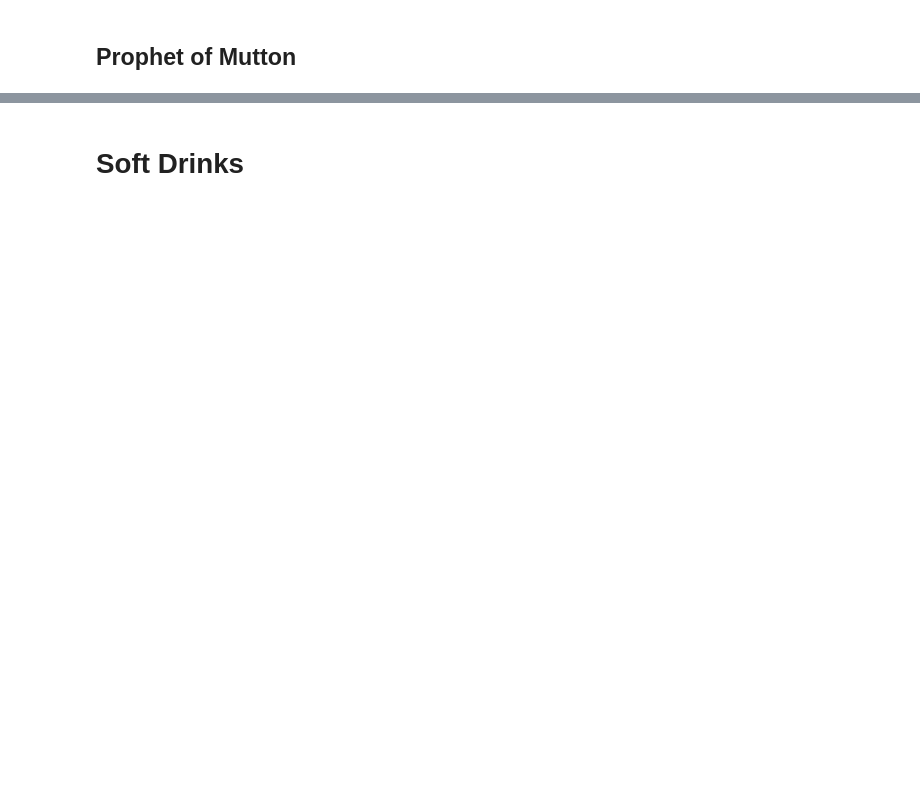
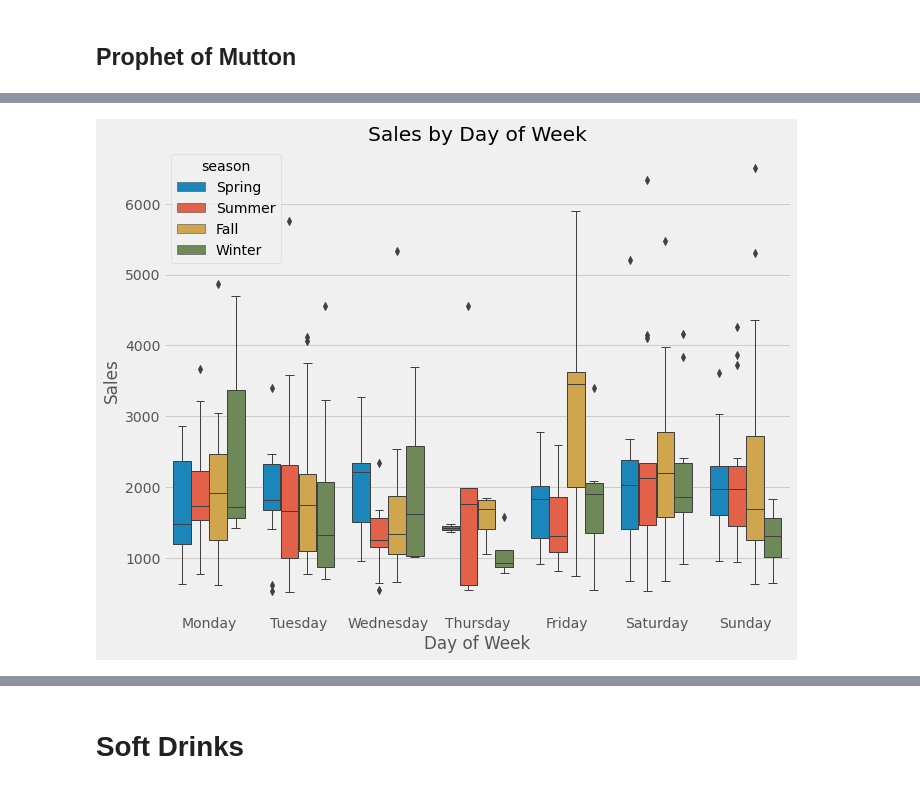
Before and after one commit to ruwzeta/1007FinalProject, a Jupyter notebook: Data Cleaning and Top 3 Sub Category Predictions.ipynb, the cells around one changed output, grey strips where cells are left out. Cells and saved outputs as stored; diff of their text form; code cells hidden in the pictures; blank space fills up the shorter version.

```diff
--- a/Data Cleaning and Top 3 Sub Category Predictions.ipynb
+++ b/Data Cleaning and Top 3 Sub Category Predictions.ipynb
@@ -582,15 +767,19 @@ features_and_target
 # %%
+fig, ax = plt.subplots(figsize=(10, 8))
+
 sns.boxplot(data=features_and_target,
             x='weekday',
             y='Sales',
             hue='season',
             ax=ax,
             linewidth=1)
 ax.set_title('Sales by Day of Week')
 ax.set_xlabel('Day of Week')
 ax.set_ylabel('Sales')
 # ax.legend(bbox_to_anchor=(1, 1))
 plt.show()
+# %% [output]
+[figure, added]
 # %%
 split_date = '1-Jan-2018'
 Mutton_train = df2_grouped.loc[df2_grouped.index <= split_date].copy()
```
Also changed, not shown: parts of 71 cells of this notebook, 1 other file.
